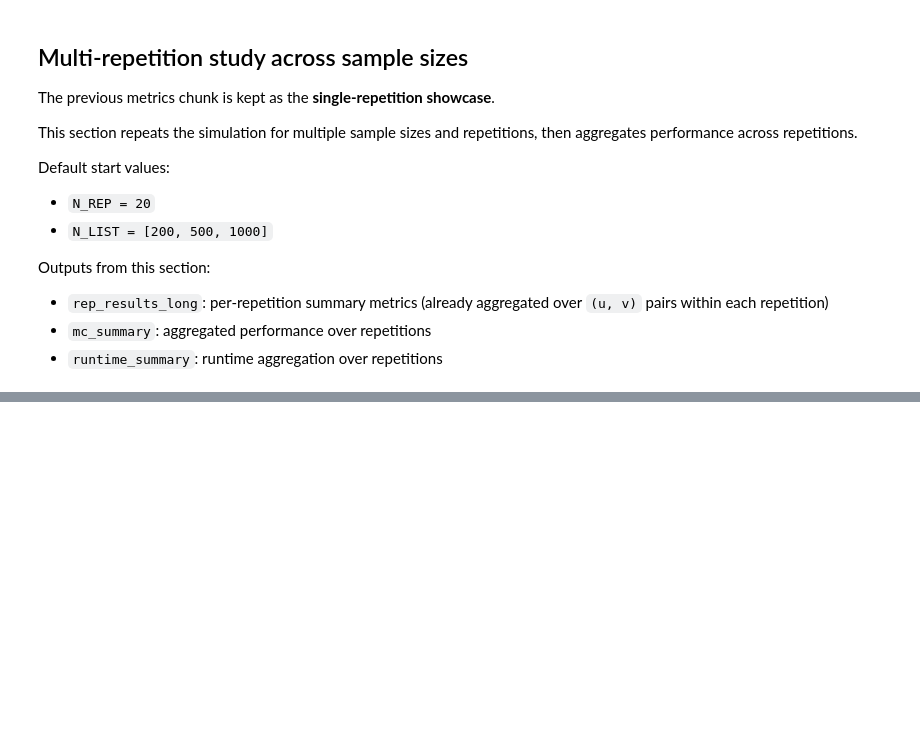
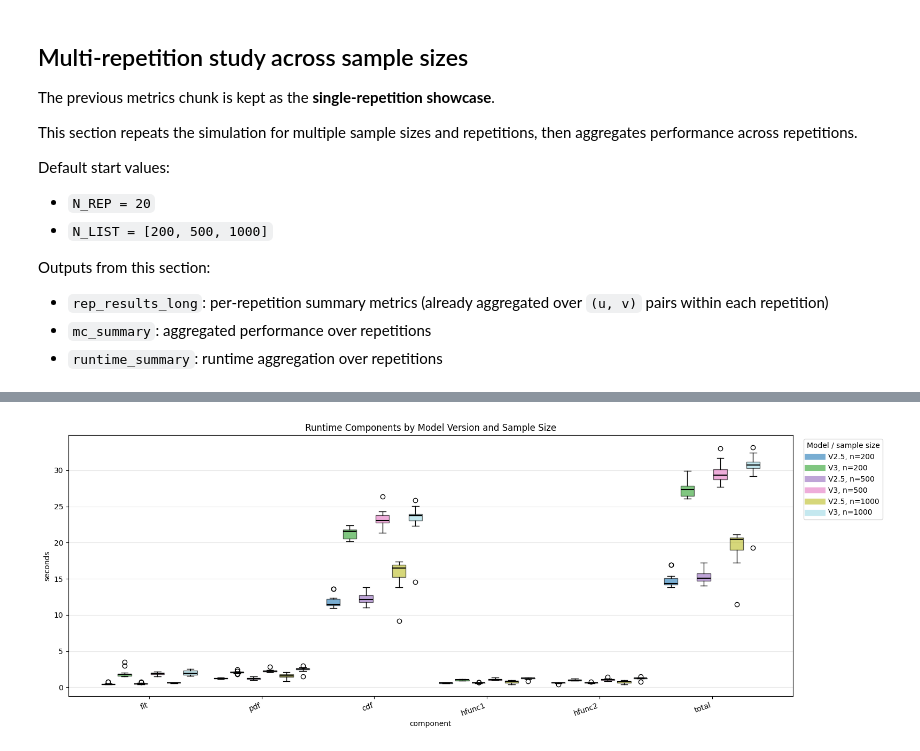
Before and after one commit to tvatter/npcc, a Jupyter notebook: notebooks/Simulation_Study.ipynb, the cells around one changed output, grey strips where cells are left out. Drawn from its saved outputs; the diff is of its cells as text; code cells hidden in the pictures; blank space fills up the shorter version.

```diff
--- a/notebooks/Simulation_Study.ipynb
+++ b/notebooks/Simulation_Study.ipynb
@@ -932,0 +252,9 @@ else:
+# %%
+fig, ax = plot_runtime_components_boxplot(
+    runtime,
+    model_order=["V2.5", "V3"],
+)
+
+plt.show()
+# %% [output]
+[figure, added]
```
Also changed, not shown: parts of 32 cells of this notebook.
